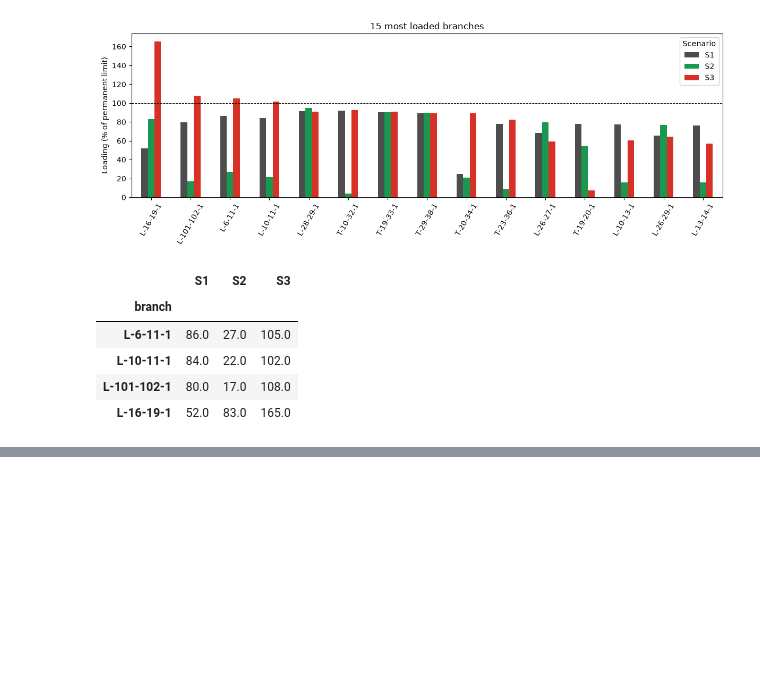
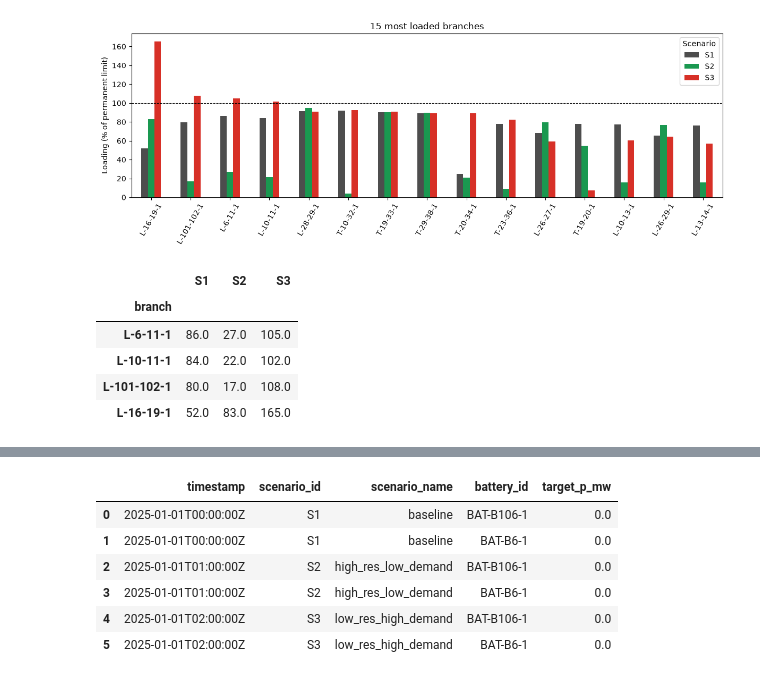
Before and after one commit to SuperGrid-Institute/hynet-t32-reference-test-case, a Jupyter notebook: notebooks/presentation.ipynb, the cells around one changed output, grey strips where cells are left out. Drawn from its saved outputs; the diff is of its cells as text; code cells hidden in the pictures; blank space fills up the shorter version.

```diff
--- a/notebooks/presentation.ipynb
+++ b/notebooks/presentation.ipynb
@@ -198,3 +208,13 @@ read_csv("storage/batteries.csv")
+# %%
+read_csv("scenarios/battery_setpoints.csv")
+# %% [output]
+|  | timestamp | scenario_id | scenario_name | battery_id | target_p_mw |
+| 0 | 2025-01-01T00:00:00Z | S1 | baseline | BAT-B106-1 | 0.0 |
+| 1 | 2025-01-01T00:00:00Z | S1 | baseline | BAT-B6-1 | 0.0 |
+| 2 | 2025-01-01T01:00:00Z | S2 | high_res_low_demand | BAT-B106-1 | 0.0 |
+| 3 | 2025-01-01T01:00:00Z | S2 | high_res_low_demand | BAT-B6-1 | 0.0 |
+| 4 | 2025-01-01T02:00:00Z | S3 | low_res_high_demand | BAT-B106-1 | 0.0 |
+| 5 | 2025-01-01T02:00:00Z | S3 | low_res_high_demand | BAT-B6-1 | 0.0 |
 # %% [markdown]
 ## Not yet included
 
```
Also changed, not shown: parts of 5 cells of this notebook, 42 other files.
